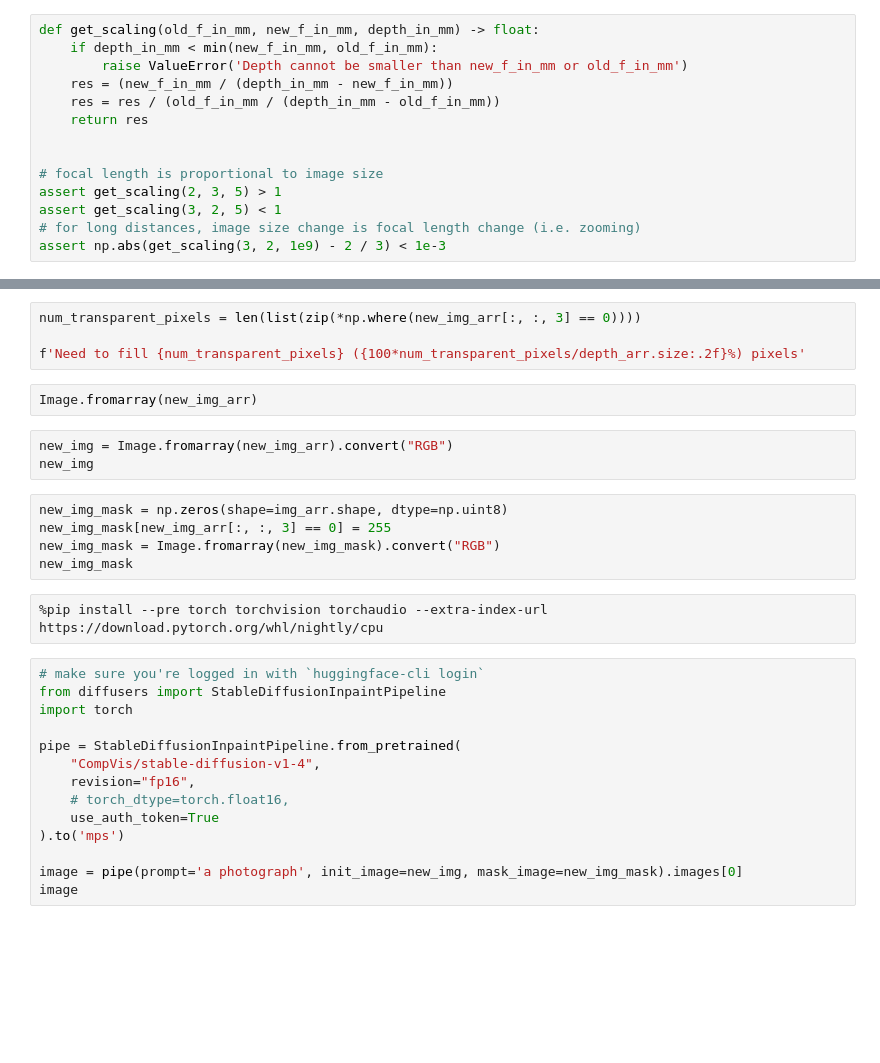
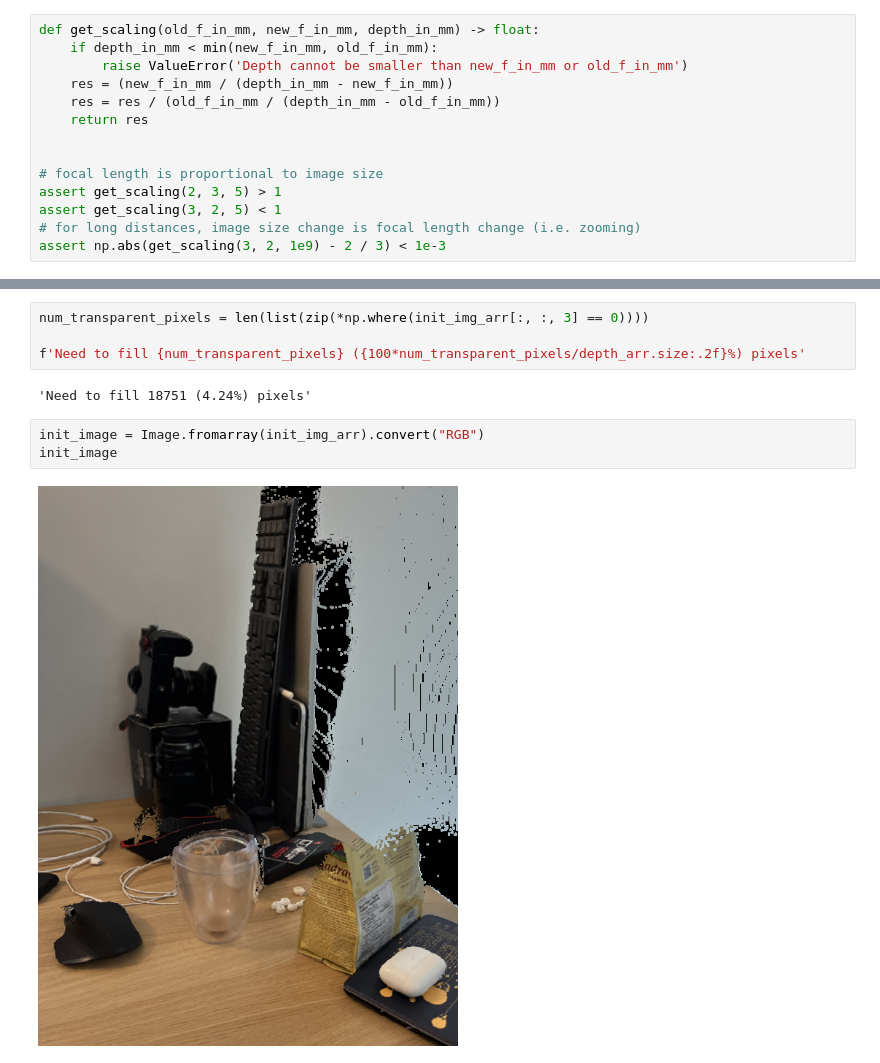
Before and after one commit to tianle91/readjust-focal-length, a Jupyter notebook: test.ipynb, the cells around one changed output, grey strips where cells are left out. Drawn from its saved outputs; the diff is of its cells as text; blank space fills up the shorter version.

```diff
--- a/test.ipynb
+++ b/test.ipynb
@@ -103,30 +157,11 @@ for d in tqdm(sorted(np.unique(depth_arr_transformed), reverse=True)):
 # %%
-num_transparent_pixels = len(list(zip(*np.where(new_img_arr[:, :, 3] == 0))))
+num_transparent_pixels = len(list(zip(*np.where(init_img_arr[:, :, 3] == 0))))
 
 f'Need to fill {num_transparent_pixels} ({100*num_transparent_pixels/depth_arr.size:.2f}%) pixels'
+# %% [output]
+'Need to fill 18751 (4.24%) pixels'
-# %%
-Image.fromarray(new_img_arr)
 # %%
-new_img = Image.fromarray(new_img_arr).convert("RGB")
-new_img
+init_image = Image.fromarray(init_img_arr).convert("RGB")
+init_image
+# %% [output]
+[figure, added]
-# %%
-new_img_mask = np.zeros(shape=img_arr.shape, dtype=np.uint8)
-new_img_mask[new_img_arr[:, :, 3] == 0] = 255
-new_img_mask = Image.fromarray(new_img_mask).convert("RGB")
-new_img_mask
-# %%
-%pip install --pre torch torchvision torchaudio --extra-index-url https://download.pytorch.org/whl/nightly/cpu
-# %%
-# make sure you're logged in with `huggingface-cli login`
-from diffusers import StableDiffusionInpaintPipeline
-import torch
-
-pipe = StableDiffusionInpaintPipeline.from_pretrained(
-    "CompVis/stable-diffusion-v1-4",
-    revision="fp16",
-    # torch_dtype=torch.float16,
-    use_auth_token=True
-).to('mps')
-
-image = pipe(prompt='a photograph', init_image=new_img, mask_image=new_img_mask).images[0]
-image
```
Also changed, not shown: parts of 11 cells of this notebook, 1 other file.
